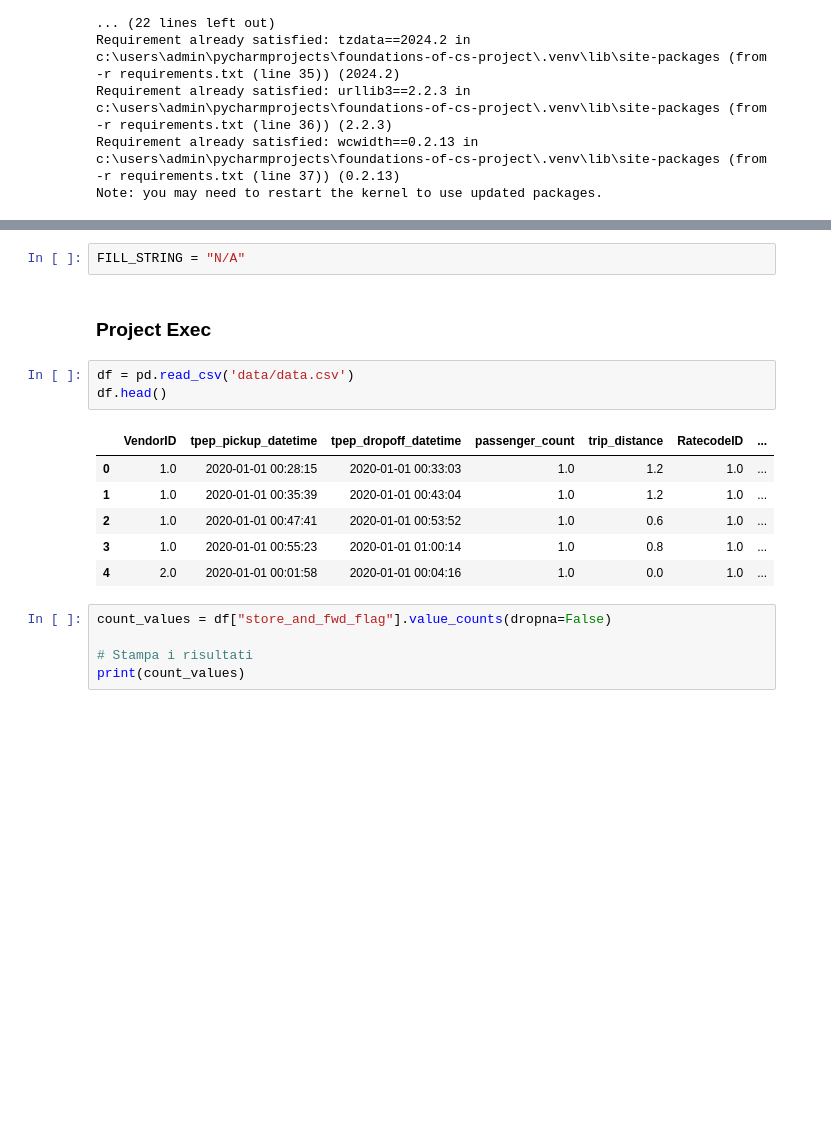
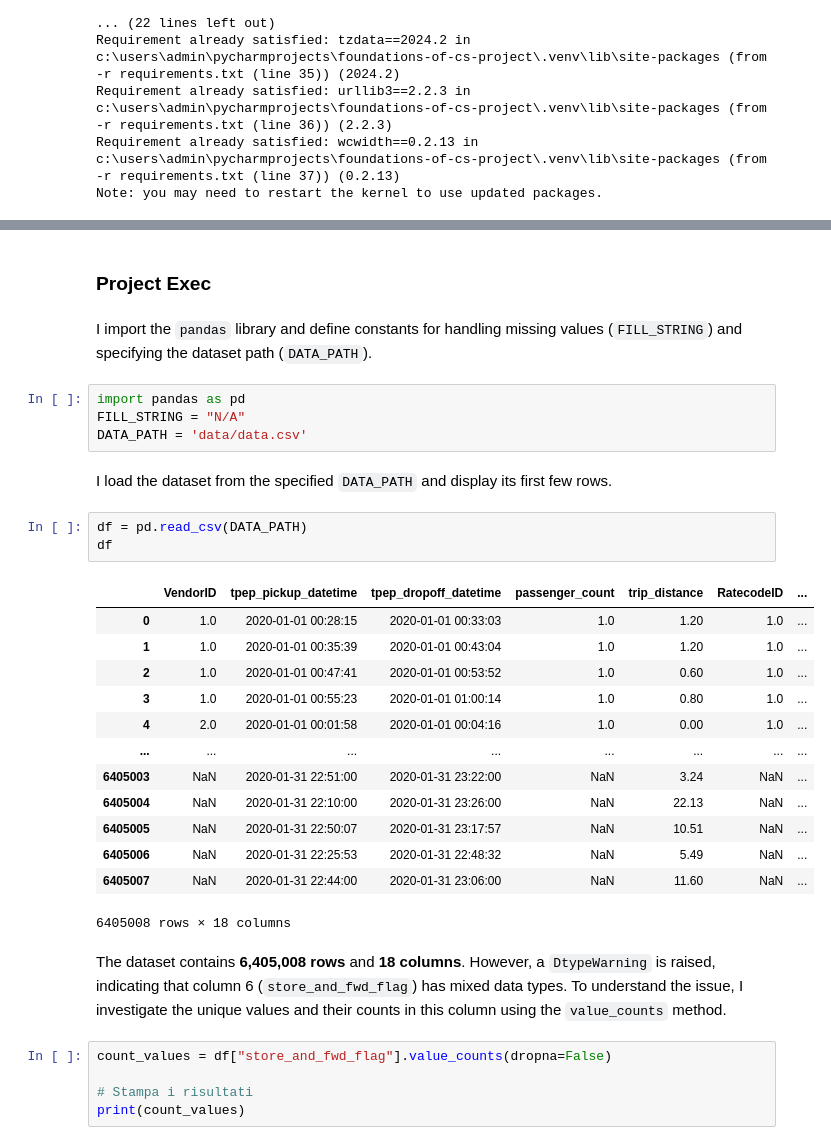
Before and after one commit to JuliusMaliwat/foundations-of-cs-project, a Jupyter notebook: main_notebook.ipynb, the cells around one changed output, grey strips where cells are left out. Cells and saved outputs as stored; diff of their text form; blank space fills up the shorter version.

```diff
--- a/main_notebook.ipynb
+++ b/main_notebook.ipynb
@@ -45,17 +40,32 @@ import pandas as pd
-# %%
-FILL_STRING = "N/A"
 # %% [markdown]
 ### Project Exec
+# %% [markdown]
+I import the `pandas` library and define constants for handling missing values (`FILL_STRING`) and specifying the dataset path (`DATA_PATH`).
+# %%
+import pandas as pd
+FILL_STRING = "N/A"
+DATA_PATH = 'data/data.csv'
+# %% [markdown]
+I load the dataset from the specified `DATA_PATH` and display its first few rows.
 # %%
-df = pd.read_csv('data/data.csv')
-df.head()
+df = pd.read_csv(DATA_PATH)
+df
 # %% [output]
 |  | VendorID | tpep_pickup_datetime | tpep_dropoff_datetime | passenger_count | trip_distance | RatecodeID | ... |
-| 0 | 1.0 | 2020-01-01 00:28:15 | 2020-01-01 00:33:03 | 1.0 | 1.2 | 1.0 | ... |
-| 1 | 1.0 | 2020-01-01 00:35:39 | 2020-01-01 00:43:04 | 1.0 | 1.2 | 1.0 | ... |
-| 2 | 1.0 | 2020-01-01 00:47:41 | 2020-01-01 00:53:52 | 1.0 | 0.6 | 1.0 | ... |
-| 3 | 1.0 | 2020-01-01 00:55:23 | 2020-01-01 01:00:14 | 1.0 | 0.8 | 1.0 | ... |
-| 4 | 2.0 | 2020-01-01 00:01:58 | 2020-01-01 00:04:16 | 1.0 | 0.0 | 1.0 | ... |
+| 0 | 1.0 | 2020-01-01 00:28:15 | 2020-01-01 00:33:03 | 1.0 | 1.20 | 1.0 | ... |
+| 1 | 1.0 | 2020-01-01 00:35:39 | 2020-01-01 00:43:04 | 1.0 | 1.20 | 1.0 | ... |
+| 2 | 1.0 | 2020-01-01 00:47:41 | 2020-01-01 00:53:52 | 1.0 | 0.60 | 1.0 | ... |
+| 3 | 1.0 | 2020-01-01 00:55:23 | 2020-01-01 01:00:14 | 1.0 | 0.80 | 1.0 | ... |
+| 4 | 2.0 | 2020-01-01 00:01:58 | 2020-01-01 00:04:16 | 1.0 | 0.00 | 1.0 | ... |
+| ... | ... | ... | ... | ... | ... | ... | ... |
+| 6405003 | NaN | 2020-01-31 22:51:00 | 2020-01-31 23:22:00 | NaN | 3.24 | NaN | ... |
+| 6405004 | NaN | 2020-01-31 22:10:00 | 2020-01-31 23:26:00 | NaN | 22.13 | NaN | ... |
+| 6405005 | NaN | 2020-01-31 22:50:07 | 2020-01-31 23:17:57 | NaN | 10.51 | NaN | ... |
+| 6405006 | NaN | 2020-01-31 22:25:53 | 2020-01-31 22:48:32 | NaN | 5.49 | NaN | ... |
+| 6405007 | NaN | 2020-01-31 22:44:00 | 2020-01-31 23:06:00 | NaN | 11.60 | NaN | ... |
+6405008 rows × 18 columns
+# %% [markdown]
+The dataset contains **6,405,008 rows** and **18 columns**. However, a `DtypeWarning` is raised, indicating that column 6 (`store_and_fwd_flag`) has mixed data types. To understand the issue, I investigate the unique values and their counts in this column using the `value_counts` method.
 # %%
 count_values = df["store_and_fwd_flag"].value_counts(dropna=False)
 
```
Also changed, not shown: parts of 78 cells of this notebook.
